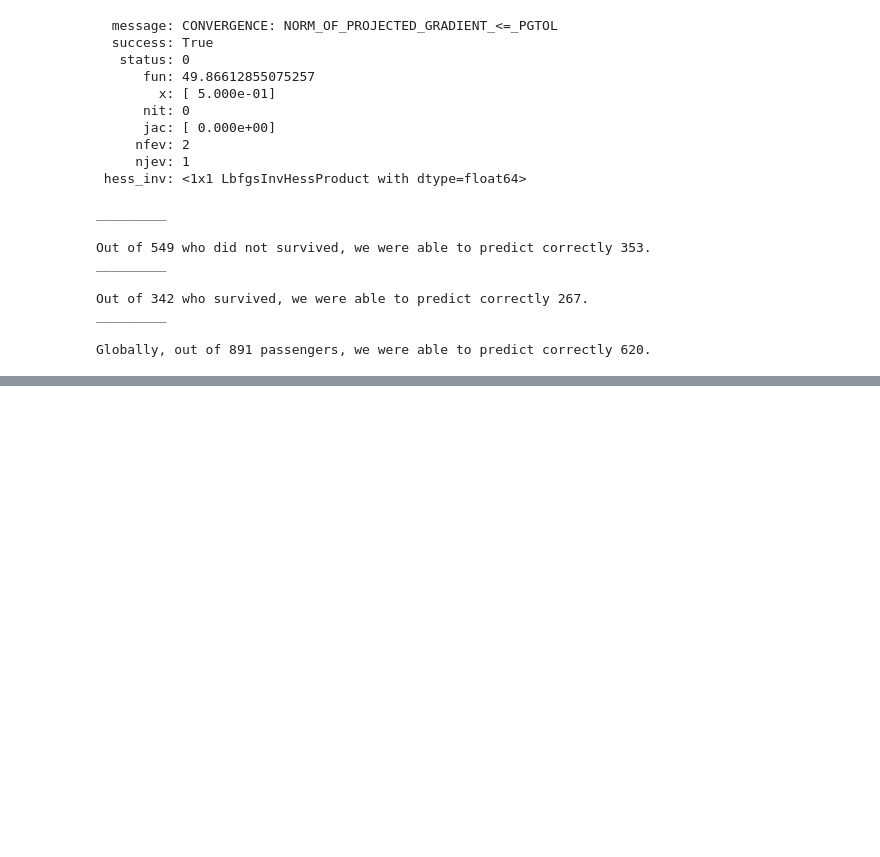
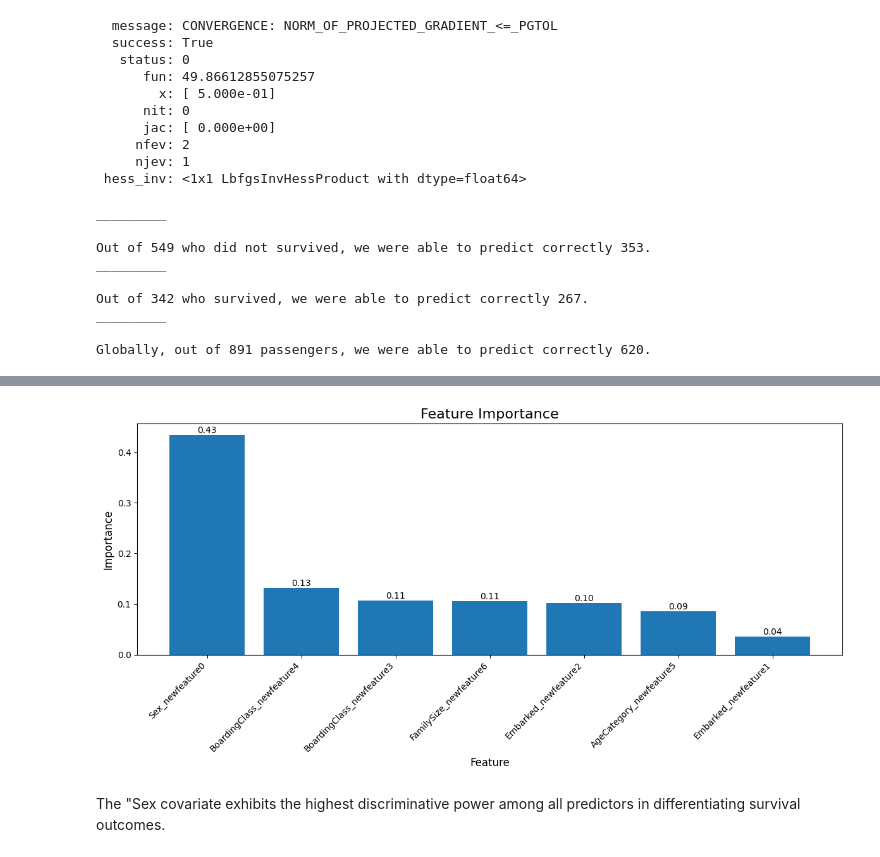
Before and after one commit to foliacouetey/titanic, a Jupyter notebook: PYTHON/scripts/main.ipynb, the cells around one changed output, grey strips where cells are left out. Drawn from its saved outputs; the diff is of its cells as text; code cells hidden in the pictures; blank space fills up the shorter version.

Commit message:
Random forest

```diff
--- a/PYTHON/scripts/main.ipynb
+++ b/PYTHON/scripts/main.ipynb
@@ -1143,0 +1241,20 @@ We'll keep the model as a based model to which we'll compare further advanced mo
+# %%
+# Compute each group of passengers weight
+df__randomforest["GroupSize"] = df__randomforest["SimilarPassengerIds"].apply(lambda x: len(x.split("__")))
+df__randomforest["GroupWeight"] = df__randomforest["GroupSize"] / df__randomforest["GroupSize"].sum()
+# %%
+# Initialize a RandomForest object : be careful of your chosen parameters
+randomforest__object = RandomForestClassifier(
+    n_estimators=50
+    , criterion="gini"
+    , max_features=len(list__covariates)
+    , bootstrap=True # Use bootstraped samples when constructing any of n_estimators trees
+    , random_state=123
+    )
+# %%
+# Fit randomforest__object
+randomforest__object.fit(
+    X=np.array(df__randomforest[list__covariates])
+    , y=np.array(df__randomforest["Survived"])
+    , sample_weight=np.array(df__randomforest["GroupWeight"])
+)
@@ -1143,0 +1284,32 @@ We'll keep the model as a based model to which we'll compare further advanced mo
+# %%
+# Get a look at each feature importance
+
+# Prepare data for plotting
+df__table = pd.DataFrame(data=randomforest__object.feature_importances_, columns=["FeatureImportance"])
+df__table = pd.concat([df__table, pd.DataFrame(data=list__covariates, columns=["Feature"])], axis=1)
+df__table = df__table.sort_values(by=["FeatureImportance"], ascending=False).reset_index()
+
+# Define the plot
+plt.figure(figsize=(12, 6))
+barcontainer__object = plt.bar(df__table["Feature"], df__table["FeatureImportance"])
+
+# Customize the plot
+plt.title("Feature Importance", fontsize=16)
+plt.xlabel("Feature", fontsize=12)
+plt.ylabel("Importance", fontsize=12)
+plt.xticks(rotation=45, ha="right")
+
+# Add value labels on top of each bar of the plot
+for rectangle__bar in barcontainer__object:
+    float__height = rectangle__bar.get_height()
+    plt.text(
+        rectangle__bar.get_x() + rectangle__bar.get_width()/2., float__height
+        , f'{float__height:.2f}', ha="center", va="bottom")
+
+# Adjust layout and display the plot
+plt.tight_layout()
+plt.show()
+# %% [output]
+[figure, added]
+# %% [markdown]
+The "Sex covariate exhibits the highest discriminative power among all predictors in differentiating survival outcomes.
```
Also changed, not shown: parts of 41 cells of this notebook.
